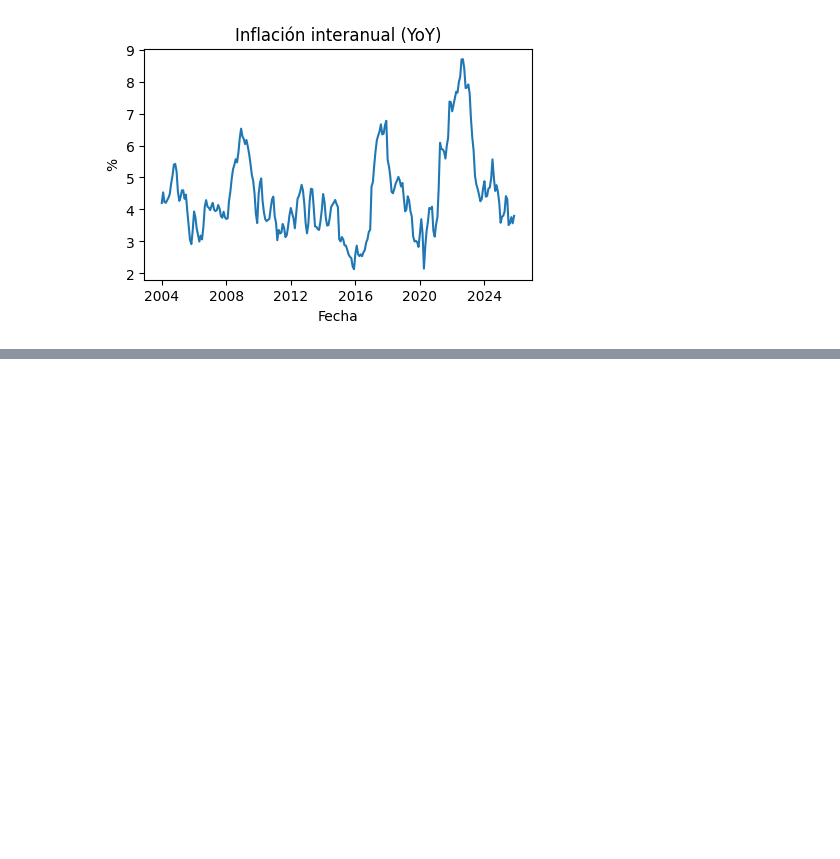
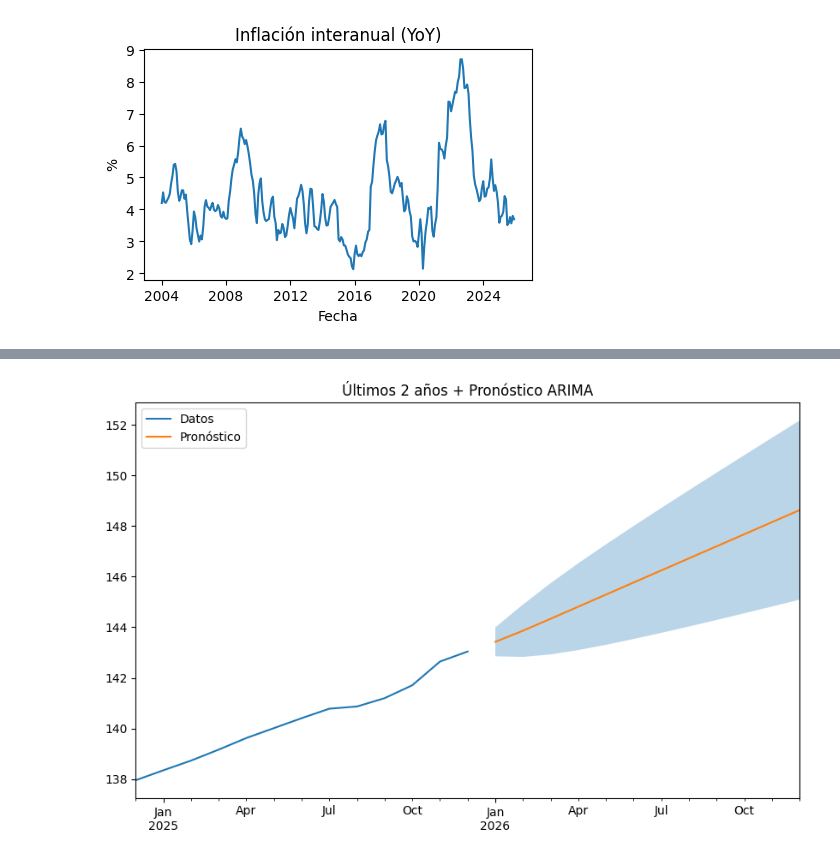
Before and after one commit to lrebollar/Implementaci-n-de-modelos-SARIMA, a Jupyter notebook: Modelos SARIMA.ipynb, the cells around one changed output, grey strips where cells are left out. Saved outputs shown, nothing was run; the diff lists cells and outputs as text; code cells hidden in the pictures; blank space fills up the shorter version.

```diff
--- a/Modelos SARIMA.ipynb
+++ b/Modelos SARIMA.ipynb
@@ -127,0 +150,8 @@ look-up table. The actual p-value is greater than the p-value returned.
+# %%
+# Función de autocorrelación
+acf = sm.tsa.acf(work_serie,nlags=131)
+
+# Función de autocorrelación
+pacf = sm.tsa.pacf(work_serie,nlags=131)
+
+X = list(range(0,len(acf)))
@@ -127,0 +334,11 @@ look-up table. The actual p-value is greater than the p-value returned.
+# %%
+# Modelo ARIMA
+# AR = p,
+# MA = q
+# d = I
+
+arima_model = sm.tsa.ARIMA(work_serie, order=(2,2,1))
+res_model = arima_model.fit()
+print(res_model.summary())
+#res_model.aic
+#res_model.pvalues
@@ -127,0 +363,32 @@ look-up table. The actual p-value is greater than the p-value returned.
+# %%
+import matplotlib.pyplot as plt
+
+last_date = work_serie.index[-1]
+start_date = last_date - pd.DateOffset(years=1)
+
+serie_plot = work_serie.loc[start_date:]
+
+
+forecast = res_model.get_forecast(12)
+
+fig, ax = plt.subplots(figsize=(10,6))
+
+# Solo últimos 2 años
+serie_plot.plot(ax=ax, label="Datos")
+
+# Forecast completo
+forecast.predicted_mean.plot(ax=ax, label="Pronóstico")
+
+ax.fill_between(
+    forecast.conf_int().index,
+    forecast.conf_int().iloc[:, 0],
+    forecast.conf_int().iloc[:, 1],
+    alpha=0.3
+)
+
+ax.legend()
+ax.set_title("Últimos 2 años + Pronóstico ARIMA")
+
+plt.show()
+# %% [output]
+[figure, added]
```
Also changed, not shown: parts of 25 cells of this notebook, 1 other file.
